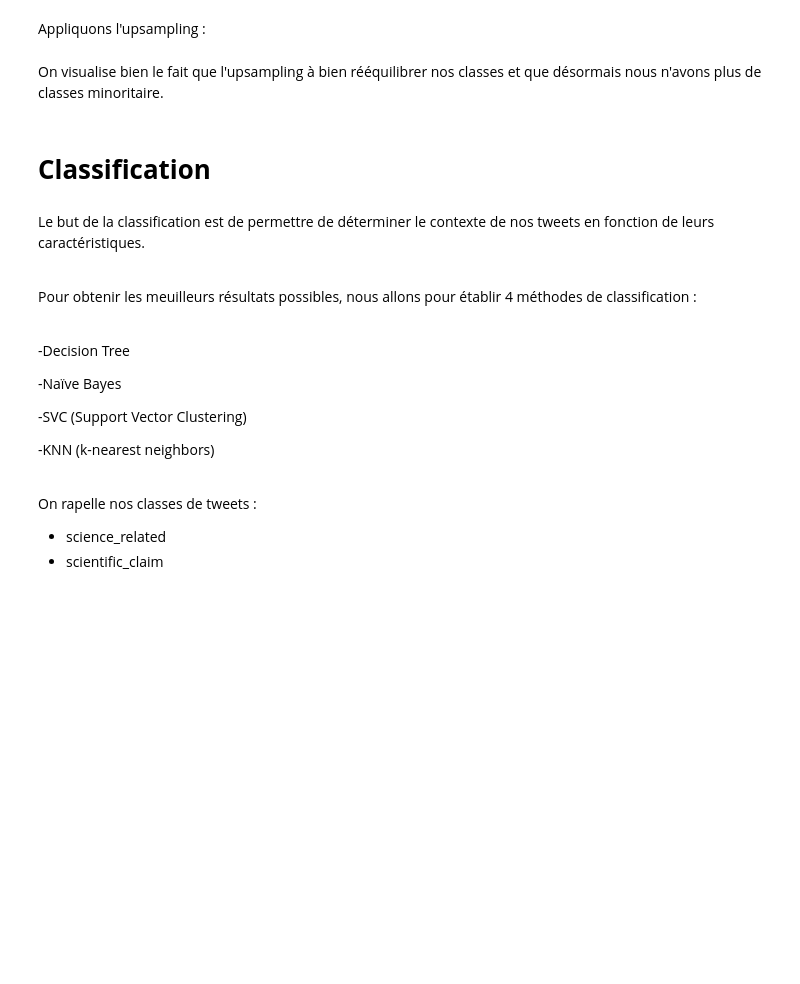
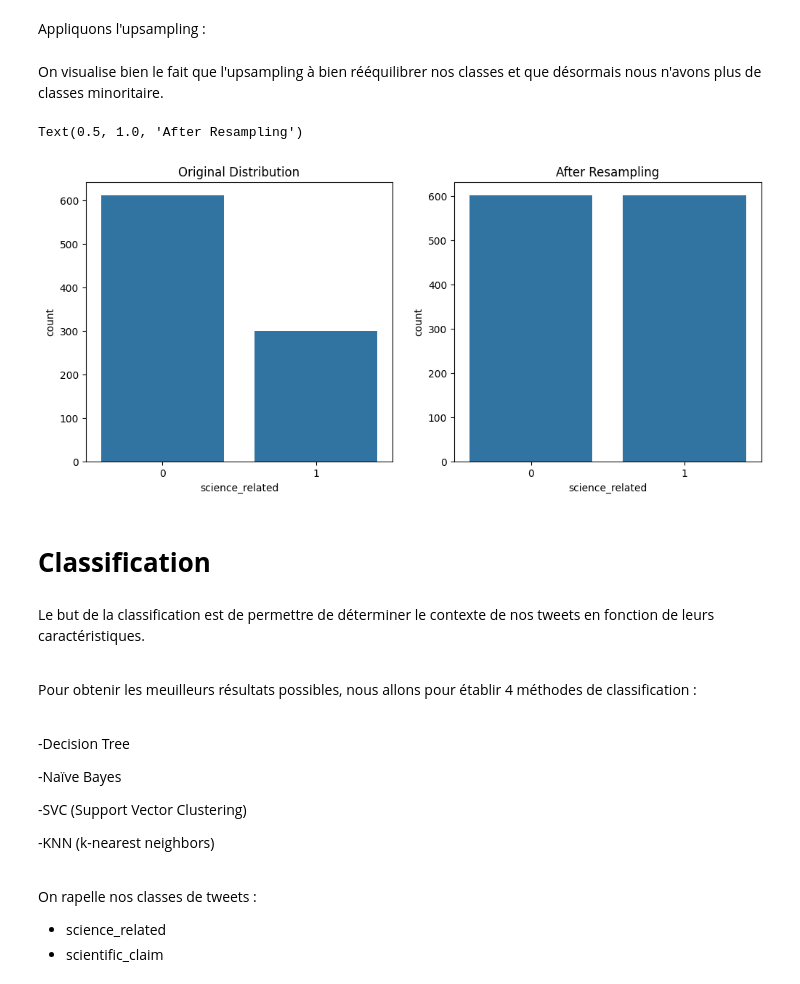
Before and after one commit to Akkuun/M1_IMAGINE_ML_Project, a Jupyter notebook: ML_Project_Group_8.ipynb, the cells around one changed output. Drawn from its saved outputs; the diff is of its cells as text; code cells hidden in the pictures; blank space fills up the shorter version.

```diff
--- a/ML_Project_Group_8.ipynb
+++ b/ML_Project_Group_8.ipynb
@@ -960,10 +961,45 @@ plt.show()
 #print la répartition
 # %% [output]
 [figure]
+# %%
+def resampleData(X, y):
+    combined = SMOTETomek(random_state=42)
+    X_resampled, y_resampled = combined.fit_resample(X, y)
+    return X_resampled, y_resampled
 # %% [markdown]
 Appliquons l'upsampling :
+# %%
+data_lvl1 = dataPrepared.copy()
+y = data_lvl1['science_related']
+X_text = data_lvl1['text']
+
+#Vectorisation TF-IDF + Scaling
+vectorizer = TfidfVectorizer(ngram_range=(1, 2), min_df=5, max_df=0.9)
+X_vectorized = vectorizer.fit_transform(X_text)
+
+scaler = MaxAbsScaler()
+X_scaled = scaler.fit_transform(X_vectorized)
+
+#Split train/test
+X_train, X_test, y_train, y_test = train_test_split(X_scaled, y, test_size=0.2, random_state=42, stratify=y)
+
+X_resampled, y_resampled = resampleData(X_train, y_train)
 # %% [markdown]
 On visualise bien le fait que l'upsampling à bien rééquilibrer nos classes et que désormais nous n'avons plus de classes minoritaire.
+# %%
+
+plt.figure(figsize=(12, 5))
+
+plt.subplot(1, 2, 1)
+sns.countplot(x=y_train)
+plt.title('Original Distribution')
+
+plt.subplot(1, 2, 2)
+sns.countplot(x=y_resampled)
+plt.title('After Resampling')
+# %% [output]
+Text(0.5, 1.0, 'After Resampling')
+[figure, added]
 # %% [markdown]
 # **Classification**
 # %% [markdown]
```
Also changed, not shown: parts of 30 cells of this notebook.
